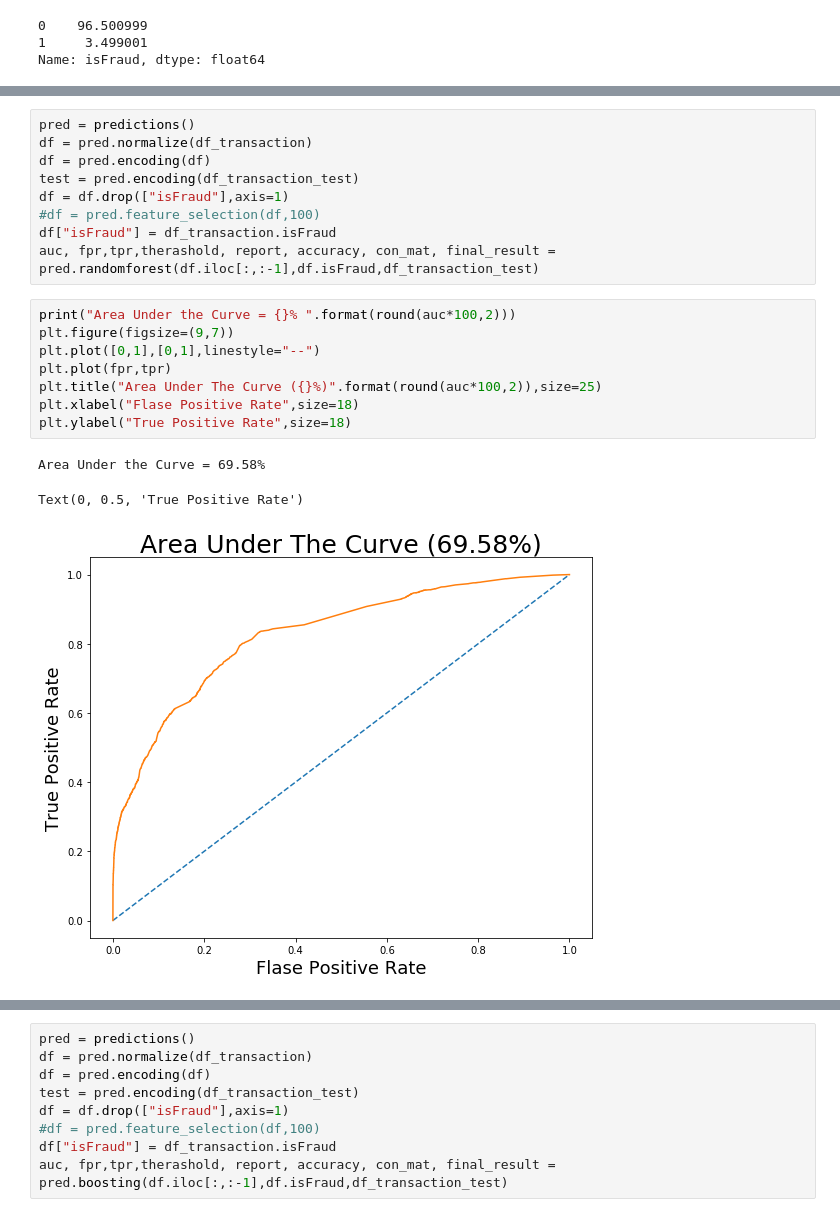
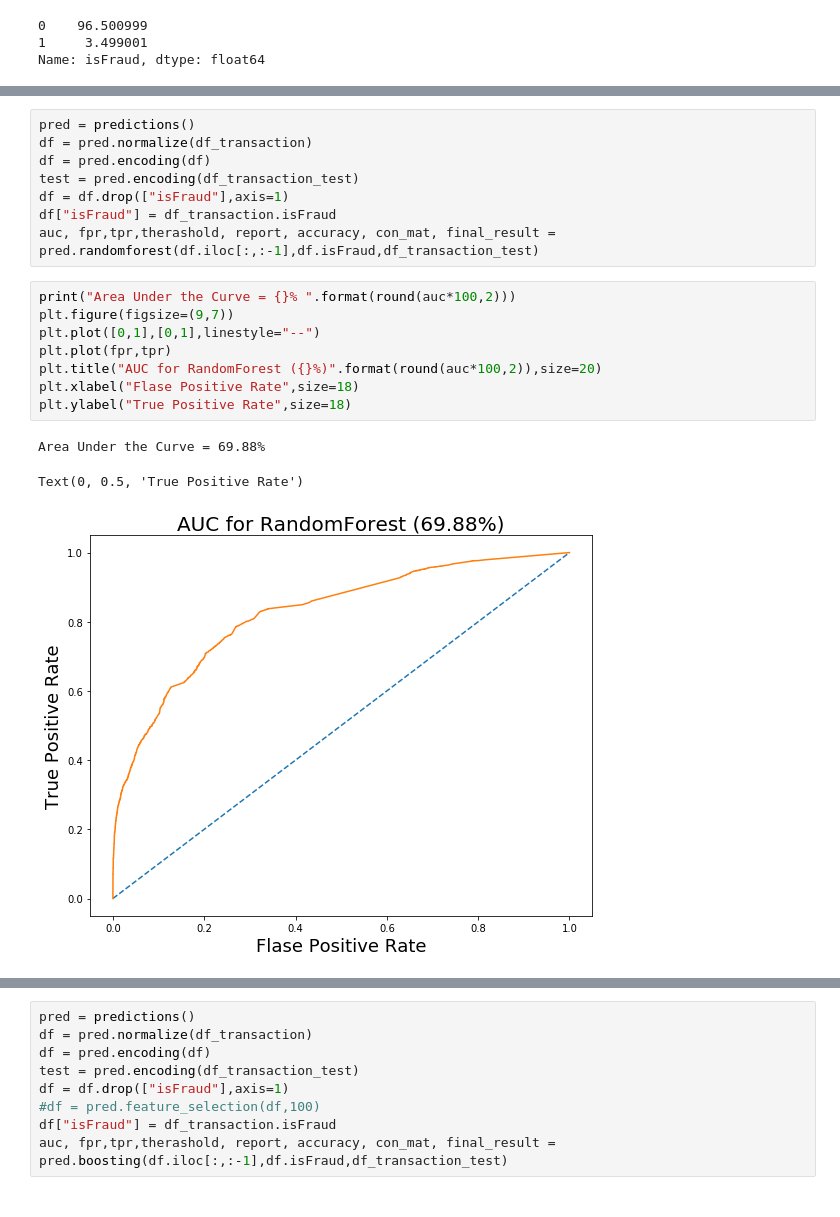
Before and after one commit to zigzagktz/Fraud-Detection-From-Customer-Transaction, a Jupyter notebook: anomaly detection.ipynb, the cells around one changed output, grey strips where cells are left out. Saved outputs shown, nothing was run; the diff lists cells and outputs as text.

```diff
--- a/anomaly detection.ipynb
+++ b/anomaly detection.ipynb
@@ -207,19 +203,18 @@ df = pred.normalize(df_transaction)
 df = pred.encoding(df)
 test = pred.encoding(df_transaction_test)
 df = df.drop(["isFraud"],axis=1)
-#df = pred.feature_selection(df,100)
 df["isFraud"] = df_transaction.isFraud
 auc, fpr,tpr,therashold, report, accuracy, con_mat, final_result = pred.randomforest(df.iloc[:,:-1],df.isFraud,df_transaction_test)
 # %%
 print("Area Under the Curve = {}% ".format(round(auc*100,2)))
 plt.figure(figsize=(9,7))
 plt.plot([0,1],[0,1],linestyle="--")
 plt.plot(fpr,tpr)
-plt.title("Area Under The Curve ({}%)".format(round(auc*100,2)),size=25)
+plt.title("AUC for RandomForest ({}%)".format(round(auc*100,2)),size=20)
 plt.xlabel("Flase Positive Rate",size=18)
 plt.ylabel("True Positive Rate",size=18)
 # %% [output]
-Area Under the Curve = 69.58%
+Area Under the Curve = 69.88%
 Text(0, 0.5, 'True Positive Rate')
-[figure, old version]
+[figure, new version]
 # %%
```
Also changed, not shown: parts of 14 cells of this notebook.
